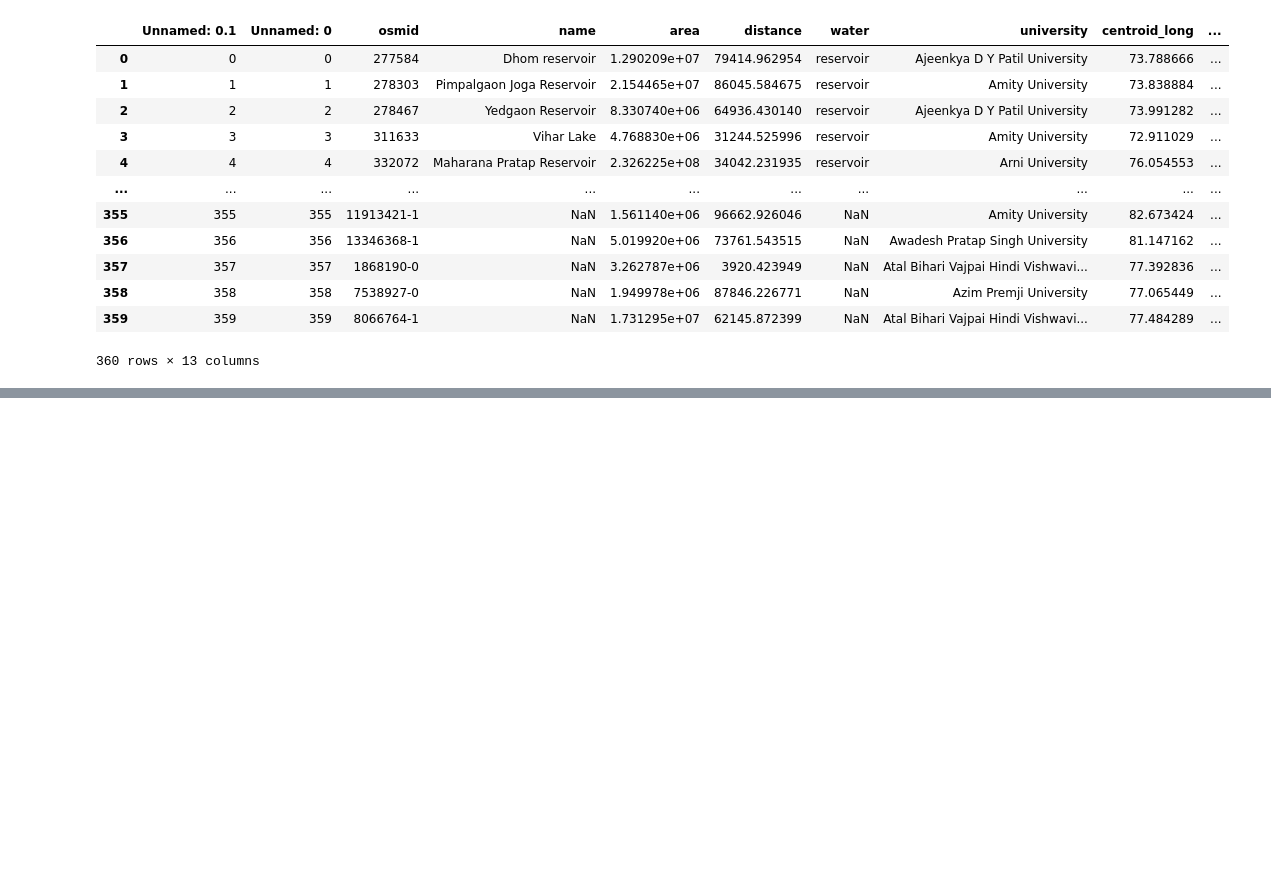
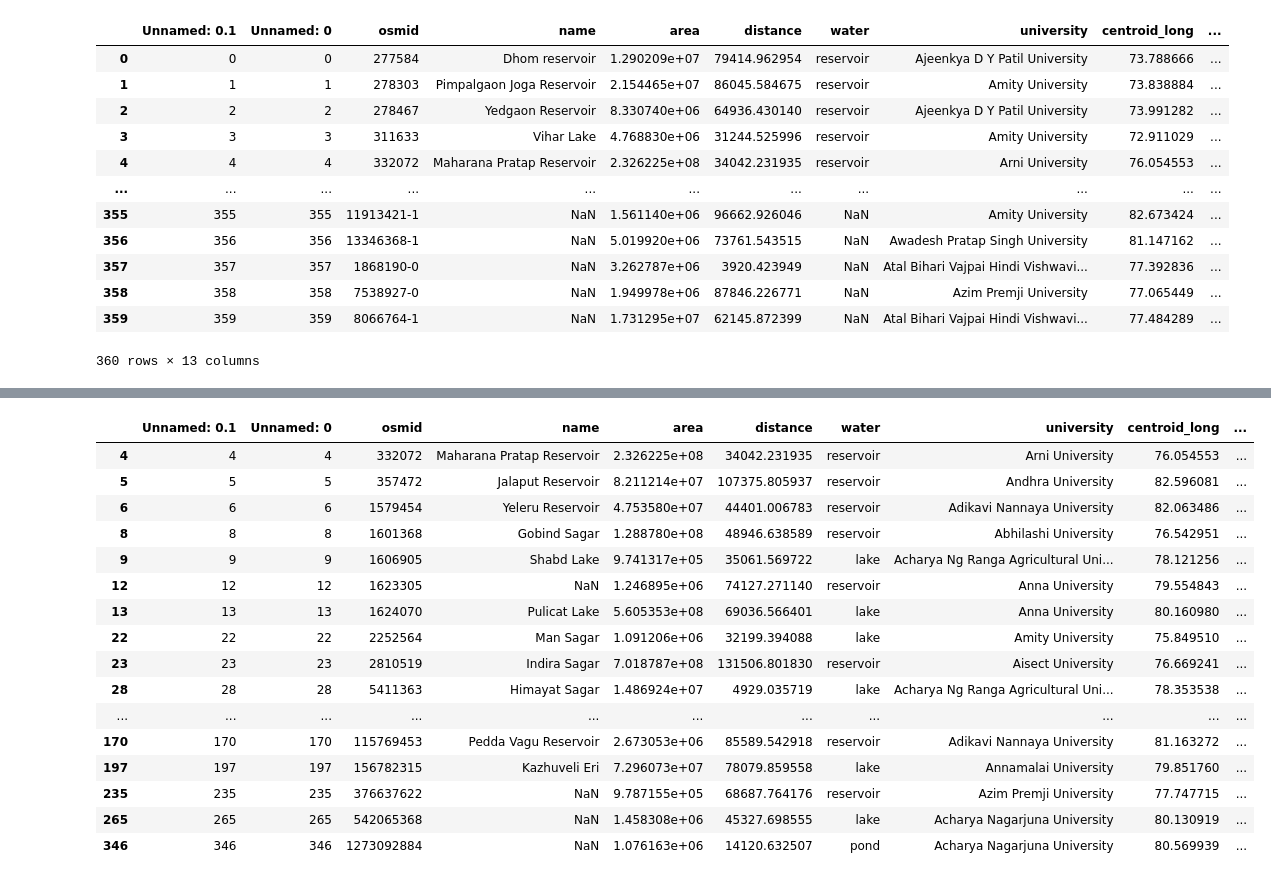
Before and after one commit to Davidmates1/lake_analytics, a Jupyter notebook: notebooks/log_quality.ipynb, the cells around one changed output, grey strips where cells are left out. Cells and saved outputs as stored; diff of their text form; code cells hidden in the pictures; blank space fills up the shorter version.

```diff
--- a/notebooks/log_quality.ipynb
+++ b/notebooks/log_quality.ipynb
@@ -112,0 +70,2 @@ utils.plot_image(transformed_image_from_function)
+# %%
+logs = logs.merge(lakes[['osmid', 'pixel_size']], on='osmid', how='left')
@@ -112,0 +109,2 @@ utils.plot_image(transformed_image_from_function)
+# %%
+logs = logs.drop('pixel_size', axis=1)
@@ -112,0 +132,7 @@ utils.plot_image(transformed_image_from_function)
+# %%
+# Filtrando el DataFrame logs con condiciones
+selected_logs = logs[
+    (logs["exists_true_image"] == True) &
+    (logs["water_with_no_clouds_area"] > 0.1 * logs["total_pixel_area"]) &
+    (logs["cloud_area"] < 0.5 * logs["total_pixel_area"])
+]
@@ -112,0 +168,10 @@ utils.plot_image(transformed_image_from_function)
+# %%
+columns_to_use = ["chl_very_low_area", "chl_low_area", "chl_moderate_area", "chl_high_area", "chl_very_high_area"]
+
+weights = np.array([0.2, 0.4, 0.6, 0.8, 1])
+selected_logs.loc[:, "mci"] = (selected_logs[columns_to_use].values @ weights) / 1000000
+selected_logs.loc[:, "relative_mci"] = selected_logs["mci"] * 1000000 / selected_logs["water_with_no_clouds_area"]
+
+ponderated_weights = np.array([0.1, 0.2, 0.4, 1, 2.5])
+selected_logs.loc[:, "ponderated_mci"] = selected_logs[columns_to_use].values @ ponderated_weights / 1000000
+selected_logs.loc[:, "relative_ponderated_mci"] = selected_logs["ponderated_mci"] * 1000000 / selected_logs["water_with_no_clouds_area"]
@@ -112,0 +264,24 @@ utils.plot_image(transformed_image_from_function)
+# %%
+all_top_osmids = top_mci_ids.union(top_relative_mci_ids).union(top_ponderated_mci_ids).union(top_relative_ponderated_mci_ids)
+
+filtered_lakes = lakes[lakes['osmid'].isin(all_top_osmids)]
+
+filtered_lakes
+# %% [output]
+|  | Unnamed: 0.1 | Unnamed: 0 | osmid | name | area | distance | water | university | centroid_long | ... |
+| 4 | 4 | 4 | 332072 | Maharana Pratap Reservoir | 2.326225e+08 | 34042.231935 | reservoir | Arni University | 76.054553 | ... |
+| 5 | 5 | 5 | 357472 | Jalaput Reservoir | 8.211214e+07 | 107375.805937 | reservoir | Andhra University | 82.596081 | ... |
+| 6 | 6 | 6 | 1579454 | Yeleru Reservoir | 4.753580e+07 | 44401.006783 | reservoir | Adikavi Nannaya University | 82.063486 | ... |
+| 8 | 8 | 8 | 1601368 | Gobind Sagar | 1.288780e+08 | 48946.638589 | reservoir | Abhilashi University | 76.542951 | ... |
+| 9 | 9 | 9 | 1606905 | Shabd Lake | 9.741317e+05 | 35061.569722 | lake | Acharya Ng Ranga Agricultural Uni... | 78.121256 | ... |
+| 12 | 12 | 12 | 1623305 | NaN | 1.246895e+06 | 74127.271140 | reservoir | Anna University | 79.554843 | ... |
+| 13 | 13 | 13 | 1624070 | Pulicat Lake | 5.605353e+08 | 69036.566401 | lake | Anna University | 80.160980 | ... |
+| 22 | 22 | 22 | 2252564 | Man Sagar | 1.091206e+06 | 32199.394088 | lake | Amity University | 75.849510 | ... |
+| 23 | 23 | 23 | 2810519 | Indira Sagar | 7.018787e+08 | 131506.801830 | reservoir | Aisect University | 76.669241 | ... |
+| 28 | 28 | 28 | 5411363 | Himayat Sagar | 1.486924e+07 | 4929.035719 | lake | Acharya Ng Ranga Agricultural Uni... | 78.353538 | ... |
+| ... | ... | ... | ... | ... | ... | ... | ... | ... | ... | ... |
+| 170 | 170 | 170 | 115769453 | Pedda Vagu Reservoir | 2.673053e+06 | 85589.542918 | reservoir | Adikavi Nannaya University | 81.163272 | ... |
+| 197 | 197 | 197 | 156782315 | Kazhuveli Eri | 7.296073e+07 | 78079.859558 | lake | Annamalai University | 79.851760 | ... |
+| 235 | 235 | 235 | 376637622 | NaN | 9.787155e+05 | 68687.764176 | reservoir | Azim Premji University | 77.747715 | ... |
+| 265 | 265 | 265 | 542065368 | NaN | 1.458308e+06 | 45327.698555 | lake | Acharya Nagarjuna University | 80.130919 | ... |
+| 346 | 346 | 346 | 1273092884 | NaN | 1.076163e+06 | 14120.632507 | pond | Acharya Nagarjuna University | 80.569939 | ... |
```
Also changed, not shown: parts of 32 cells of this notebook, 7 other files.
